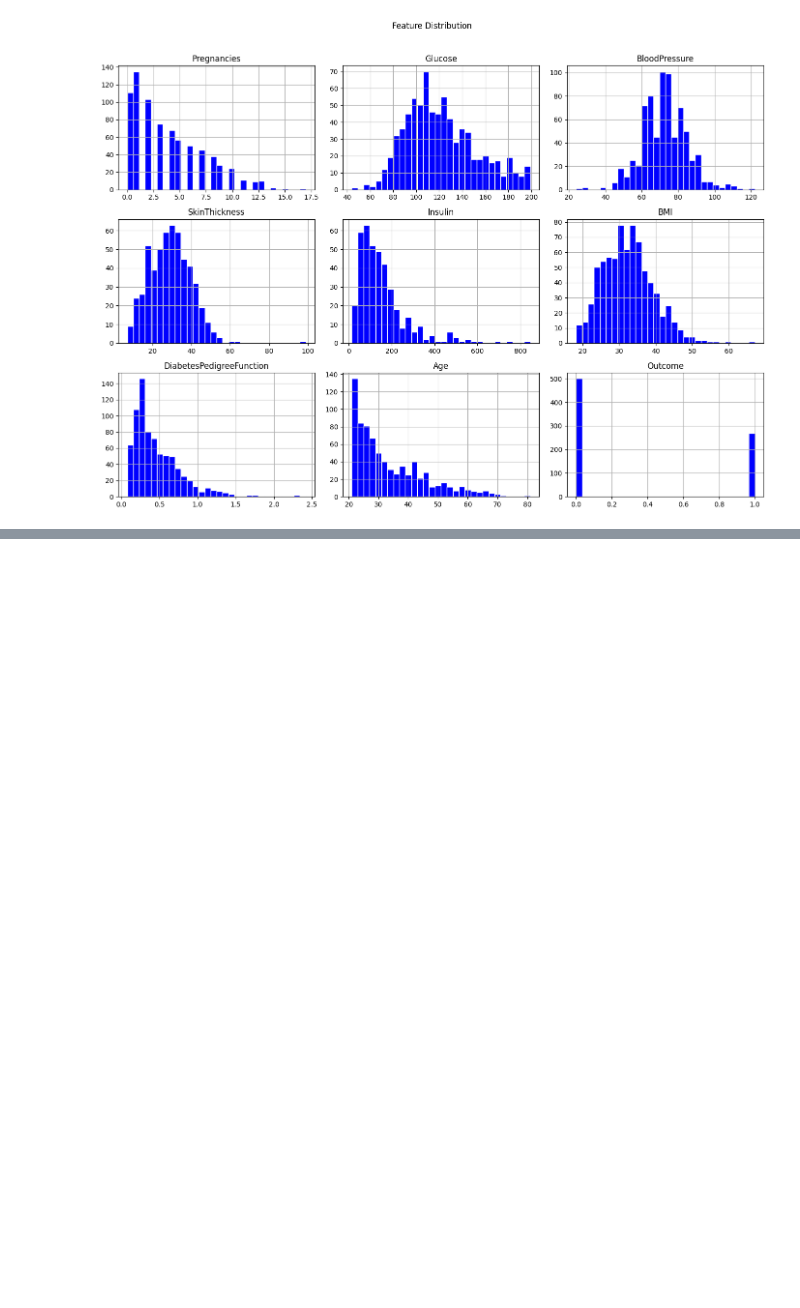
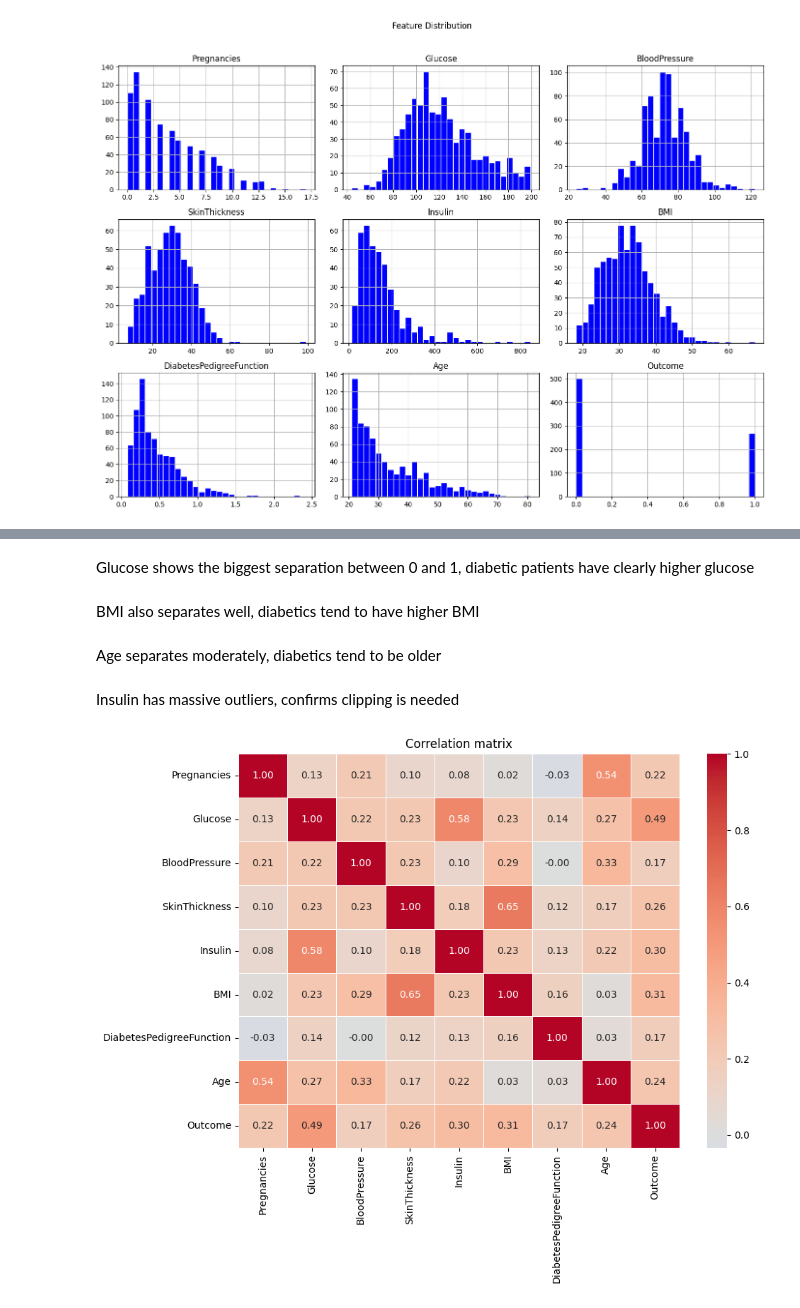
Before and after one commit to ZAWAD1/CodeAlpha_Disease-Prediction, a Jupyter notebook: notebook.ipynb, the cells around one changed output, grey strips where cells are left out. Drawn from its saved outputs; the diff is of its cells as text; code cells hidden in the pictures; blank space fills up the shorter version.

```diff
--- a/notebook.ipynb
+++ b/notebook.ipynb
@@ -139,0 +175,17 @@ plt.show()
+# %% [markdown]
+Glucose shows the biggest separation between 0 and 1, diabetic patients have clearly higher glucose
+# %% [markdown]
+BMI also separates well, diabetics tend to have higher BMI
+# %% [markdown]
+Age separates moderately, diabetics tend to be older
+# %% [markdown]
+Insulin has massive outliers, confirms clipping is needed
+# %%
+#What will the correlation look like?
+plt.figure(figsize=(10, 8))
+sns.heatmap(df.corr(), annot=True, fmt='.2f', cmap='coolwarm', center=0, linewidths=0.5)
+plt.title('Correlation matrix')
+plt.tight_layout()
+plt.show()
+# %% [output]
+[figure, added]
```
Also changed, not shown: parts of 55 cells of this notebook, 2 other files.
